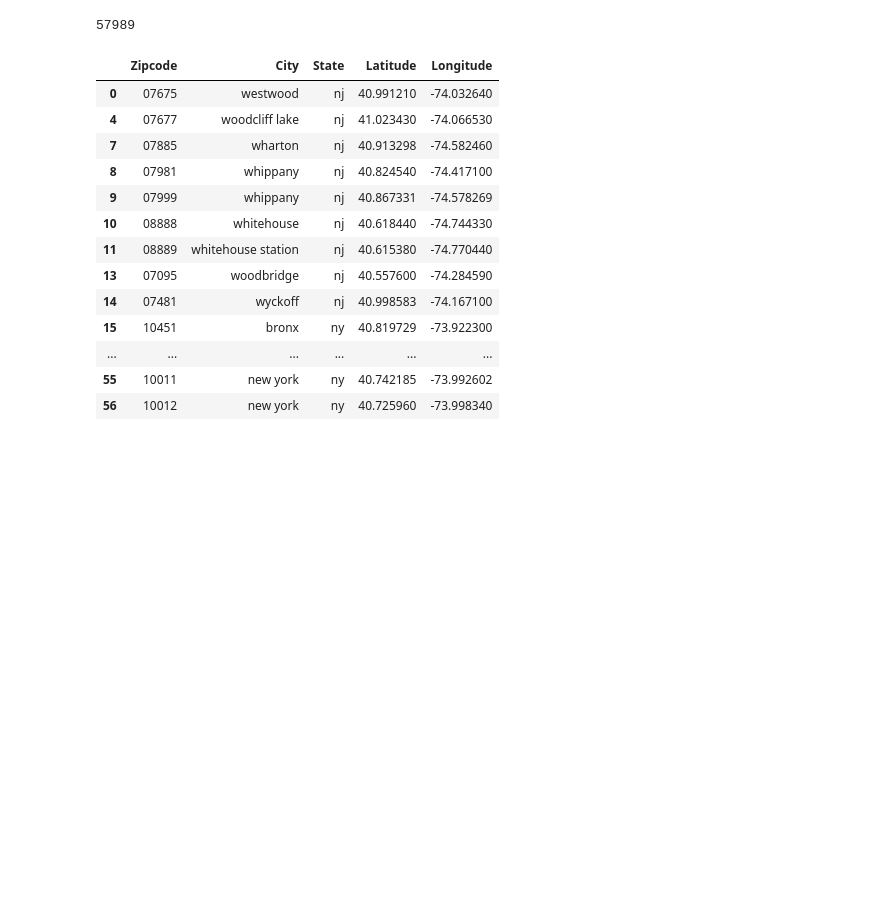
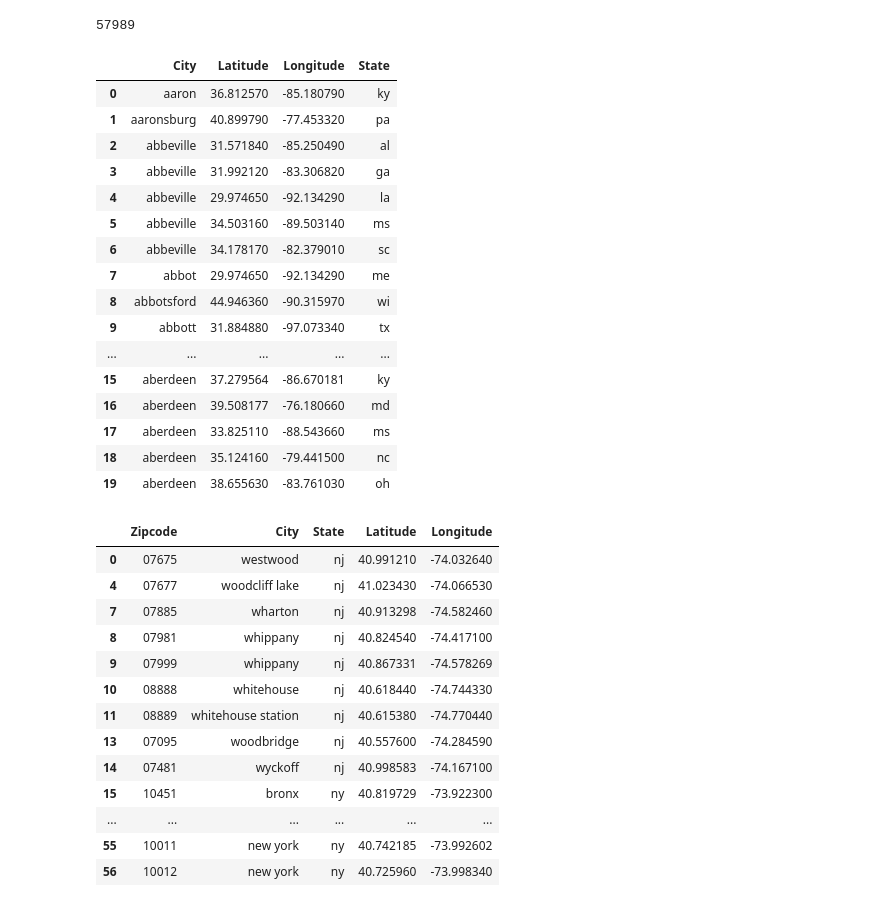
Before and after one commit to wrobstory/zipwhich, a Jupyter notebook: ZipComparo.ipynb, the cells around one changed output. Cells and saved outputs as stored; diff of their text form; code cells hidden in the pictures; blank space fills up the shorter version.

Commit message:
ENH: Update readme, distinct cities

```diff
--- a/ZipComparo.ipynb
+++ b/ZipComparo.ipynb
@@ -504 +501,40 @@ distinct_zips = renamed_final.drop_duplicates('Zipcode')
+# %%
+# To get unique cities, we're going to groupby city and state
+# then get the centroid of all zips within that city
+from shapely.geometry import LineString
+grouped_cities = renamed_final.groupby(['City', 'State'])
+aggregated_centroids = defaultdict(list)
+for name, group in grouped_cities:
+    lats, lons = group['Latitude'].tolist(), group['Longitude'].tolist()
+    cities = set(group['State'])
+    if len(lats) == 1 and len(lons) == 1:
+        cent_lat, cent_lon = lats[0], lons[0]
+    else:
+        centroid = LineString([(lat, lon) for lat, lon in zip(lats, lons)]).centroid
+        cent_lat, cent_lon = line_str.coords.xy[0][0], line_str.coords.xy[1][0]
+    aggregated_centroids['City'].append(name[0]),
+    aggregated_centroids['State'].append(group['State'].tolist()[0])
+    aggregated_centroids['Latitude'].append(cent_lat)
+    aggregated_centroids['Longitude'].append(cent_lon)
+distinct_cities = pd.DataFrame.from_dict(aggregated_centroids)
+# %%
+distinct_cities.head(20)
+# %% [output]
+|  | City | Latitude | Longitude | State |
+| 0 | aaron | 36.812570 | -85.180790 | ky |
+| 1 | aaronsburg | 40.899790 | -77.453320 | pa |
+| 2 | abbeville | 31.571840 | -85.250490 | al |
+| 3 | abbeville | 31.992120 | -83.306820 | ga |
+| 4 | abbeville | 29.974650 | -92.134290 | la |
+| 5 | abbeville | 34.503160 | -89.503140 | ms |
+| 6 | abbeville | 34.178170 | -82.379010 | sc |
+| 7 | abbot | 29.974650 | -92.134290 | me |
+| 8 | abbotsford | 44.946360 | -90.315970 | wi |
+| 9 | abbott | 31.884880 | -97.073340 | tx |
+| ... | ... | ... | ... | ... |
+| 15 | aberdeen | 37.279564 | -86.670181 | ky |
+| 16 | aberdeen | 39.508177 | -76.180660 | md |
+| 17 | aberdeen | 33.825110 | -88.543660 | ms |
+| 18 | aberdeen | 35.124160 | -79.441500 | nc |
+| 19 | aberdeen | 38.655630 | -83.761030 | oh |
 # %%
```
Also changed, not shown: parts of 3 cells of this notebook, 2 other files.
